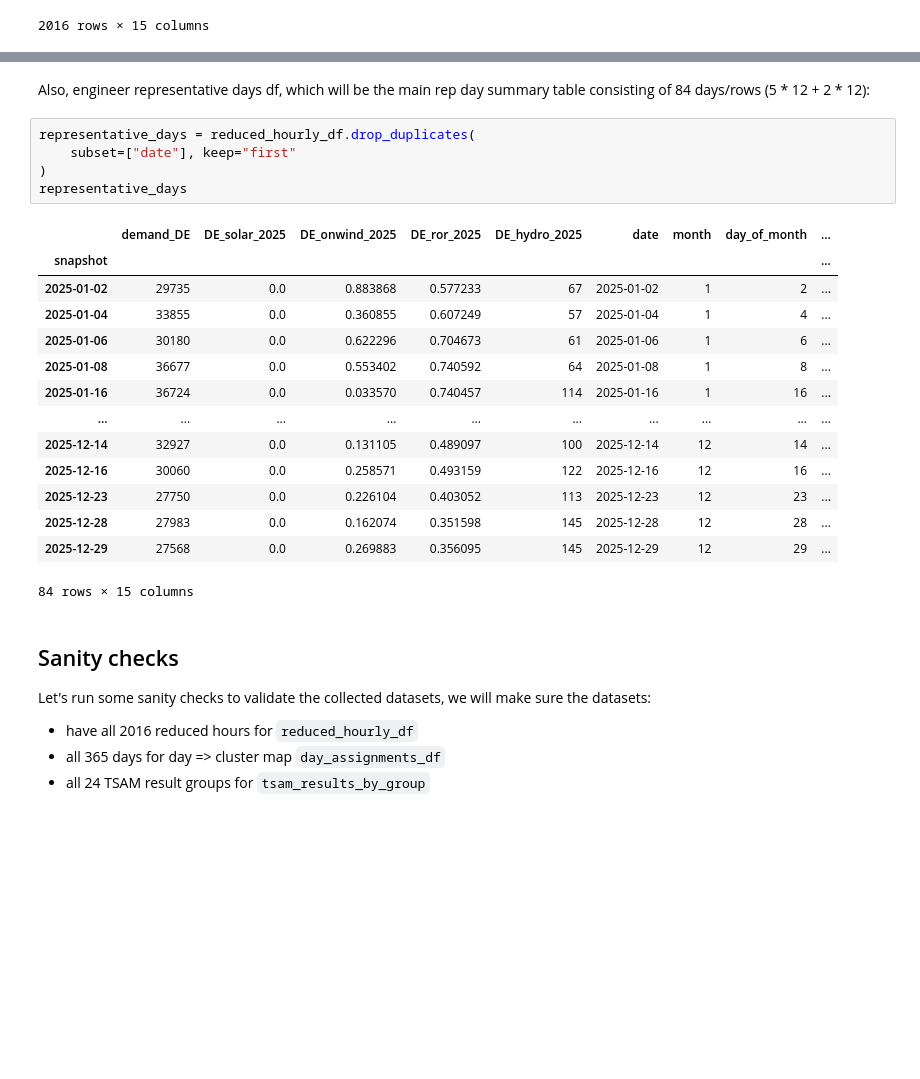
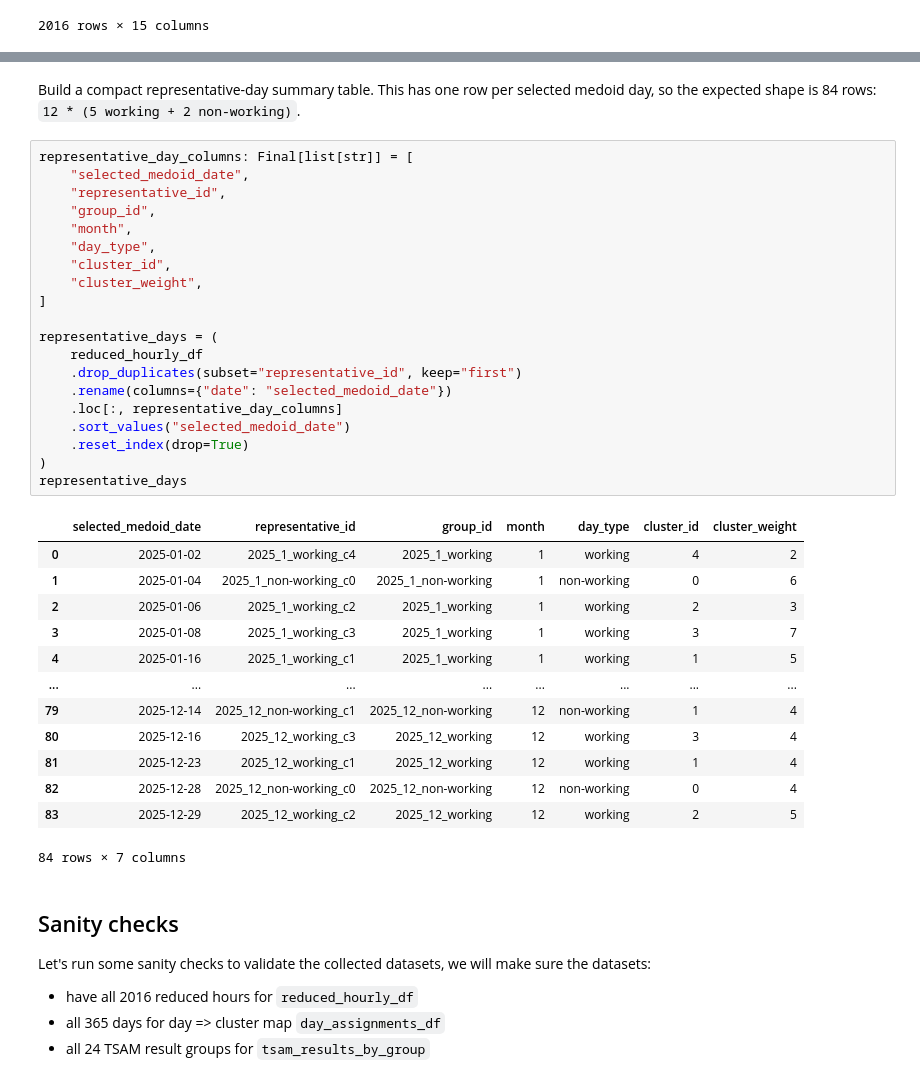
Before and after one commit to komaksym/tsam-notebook-workflows, a Jupyter notebook: src/approach_1.ipynb, the cells around one changed output, grey strips where cells are left out. Drawn from its saved outputs; the diff is of its cells as text; blank space fills up the shorter version.

```diff
--- a/src/approach_1.ipynb
+++ b/src/approach_1.ipynb
@@ -739,27 +750,41 @@ tsam_results_by_group
  )
  )}
 # %% [markdown]
-Also, engineer representative days df, which will be the main rep day summary table consisting of 84 days/rows (5 * 12 + 2 * 12):
+Build a compact representative-day summary table. This has one row per selected medoid day, so the expected shape is 84 rows: `12 * (5 working + 2 non-working)`.
 # %%
-representative_days = reduced_hourly_df.drop_duplicates(
-    subset=["date"], keep="first"
+representative_day_columns: Final[list[str]] = [
+    "selected_medoid_date",
+    "representative_id",
+    "group_id",
+    "month",
+    "day_type",
+    "cluster_id",
+    "cluster_weight",
+]
+
+representative_days = (
+    reduced_hourly_df
+    .drop_duplicates(subset="representative_id", keep="first")
+    .rename(columns={"date": "selected_medoid_date"})
+    .loc[:, representative_day_columns]
+    .sort_values("selected_medoid_date")
+    .reset_index(drop=True)
 )
 representative_days
 # %% [output]
-|  | demand_DE | DE_solar_2025 | DE_onwind_2025 | DE_ror_2025 | DE_hydro_2025 | date | month | day_of_month | ... |
-| snapshot |  |  |  |  |  |  |  |  | ... |
-| 2025-01-02 | 29735 | 0.0 | 0.883868 | 0.577233 | 67 | 2025-01-02 | 1 | 2 | ... |
-| 2025-01-04 | 33855 | 0.0 | 0.360855 | 0.607249 | 57 | 2025-01-04 | 1 | 4 | ... |
-| 2025-01-06 | 30180 | 0.0 | 0.622296 | 0.704673 | 61 | 2025-01-06 | 1 | 6 | ... |
-| 2025-01-08 | 36677 | 0.0 | 0.553402 | 0.740592 | 64 | 2025-01-08 | 1 | 8 | ... |
-| 2025-01-16 | 36724 | 0.0 | 0.033570 | 0.740457 | 114 | 2025-01-16 | 1 | 16 | ... |
-| ... | ... | ... | ... | ... | ... | ... | ... | ... | ... |
-| 2025-12-14 | 32927 | 0.0 | 0.131105 | 0.489097 | 100 | 2025-12-14 | 12 | 14 | ... |
-| 2025-12-16 | 30060 | 0.0 | 0.258571 | 0.493159 | 122 | 2025-12-16 | 12 | 16 | ... |
-| 2025-12-23 | 27750 | 0.0 | 0.226104 | 0.403052 | 113 | 2025-12-23 | 12 | 23 | ... |
-| 2025-12-28 | 27983 | 0.0 | 0.162074 | 0.351598 | 145 | 2025-12-28 | 12 | 28 | ... |
-| 2025-12-29 | 27568 | 0.0 | 0.269883 | 0.356095 | 145 | 2025-12-29 | 12 | 29 | ... |
+|  | selected_medoid_date | representative_id | group_id | month | day_type | cluster_id | cluster_weight |
+| 0 | 2025-01-02 | 2025_1_working_c4 | 2025_1_working | 1 | working | 4 | 2 |
+| 1 | 2025-01-04 | 2025_1_non-working_c0 | 2025_1_non-working | 1 | non-working | 0 | 6 |
+| 2 | 2025-01-06 | 2025_1_working_c2 | 2025_1_working | 1 | working | 2 | 3 |
+| 3 | 2025-01-08 | 2025_1_working_c3 | 2025_1_working | 1 | working | 3 | 7 |
+| 4 | 2025-01-16 | 2025_1_working_c1 | 2025_1_working | 1 | working | 1 | 5 |
+| ... | ... | ... | ... | ... | ... | ... | ... |
+| 79 | 2025-12-14 | 2025_12_non-working_c1 | 2025_12_non-working | 12 | non-working | 1 | 4 |
+| 80 | 2025-12-16 | 2025_12_working_c3 | 2025_12_working | 12 | working | 3 | 4 |
+| 81 | 2025-12-23 | 2025_12_working_c1 | 2025_12_working | 12 | working | 1 | 4 |
+| 82 | 2025-12-28 | 2025_12_non-working_c0 | 2025_12_non-working | 12 | non-working | 0 | 4 |
+| 83 | 2025-12-29 | 2025_12_working_c2 | 2025_12_working | 12 | working | 2 | 5 |
-84 rows × 15 columns
+84 rows × 7 columns
 # %% [markdown]
 ## Sanity checks
 Let's run some sanity checks to validate the collected datasets, we will make sure the datasets:
```
Also changed, not shown: parts of 8 cells of this notebook.
